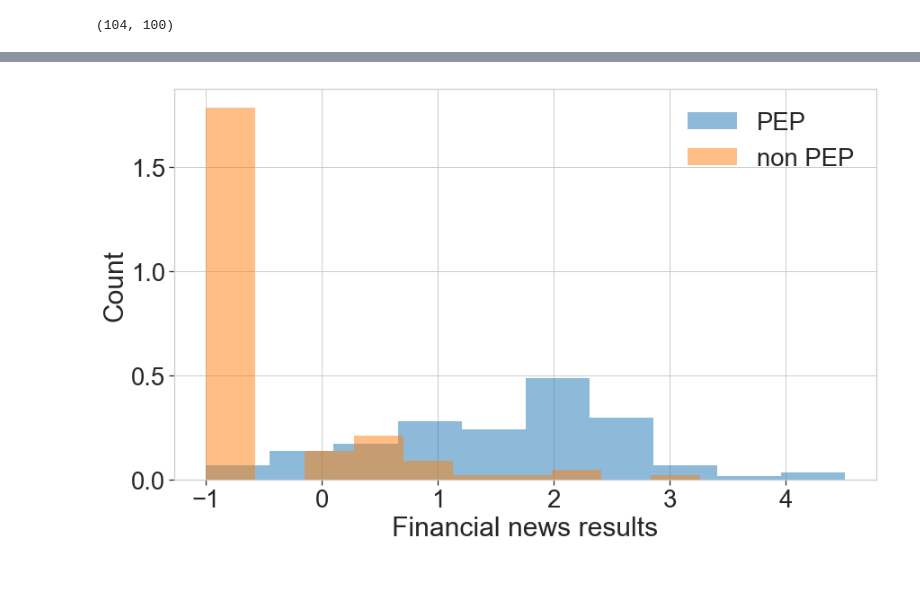
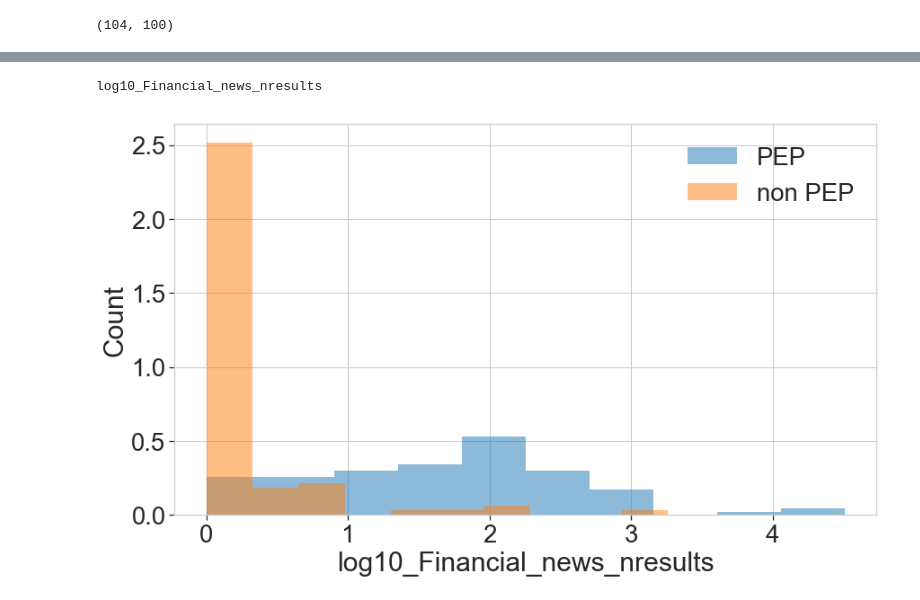
Before and after one commit to jcoupon/person-insights, a Jupyter notebook: notebooks/Data modeling.ipynb, the cells around one changed output, grey strips where cells are left out. Saved outputs shown, nothing was run; the diff lists cells and outputs as text; code cells hidden in the pictures.

```diff
--- a/notebooks/Data modeling.ipynb
+++ b/notebooks/Data modeling.ipynb
@@ -480,13 +522,0 @@ None
-# %%
-fig, ax = plt.subplots()
-
-ax.hist(PEP_people_df['wikipedia_presence'].fillna(0),
-        alpha=0.5, label='PEP', density=True)
-ax.hist(non_PEP_people_df['wikipedia_presence'].fillna(0),
-        alpha=0.5, label='non PEP', density=True)
-
-ax.set_xlabel('Wikipedia presence')
-ax.set_ylabel('Count')
-ax.legend()
-
-None
@@ -495,13 +522,0 @@ None
-# %%
-fig, ax = plt.subplots()
-
-ax.hist(np.log10(.1+PEP_people_df['twitter_followers'].fillna(0)),
-        alpha=0.5, label='PEP', density=True)
-ax.hist(np.log10(.1+non_PEP_people_df['twitter_followers'].fillna(0)),
-        alpha=0.5, label='non PEP', density=True)
-
-ax.set_xlabel('log(Twitter followers)')
-ax.set_ylabel('Count')
-ax.legend()
-
-None
@@ -510,15 +523,9 @@ None
-# %%
-fig, ax = plt.subplots()
-
-ax.hist(np.log10(.1+PEP_people_df['Financial_news_nresults'].fillna(0)),
-        alpha=0.5, label='PEP', density=True)
-ax.hist(np.log10(.1+non_PEP_people_df['Financial_news_nresults'].fillna(0)),
-        alpha=0.5, label='non PEP', density=True)
-
-ax.set_xlabel('Financial news results')
-ax.set_ylabel('Count')
-ax.legend()
-
-None
-# %% [output]
-[figure, removed]
+# %%
+for i, key in enumerate(features[4:5]):
+
+    print(key)
+    fig, ax = plt.subplots()
+    plot_hist(PEP_people_df, non_PEP_people_df, key, ax)
+# %% [output]
+log10_Financial_news_nresults
+[figure, added]
```
Also changed, not shown: parts of 27 cells of this notebook.
